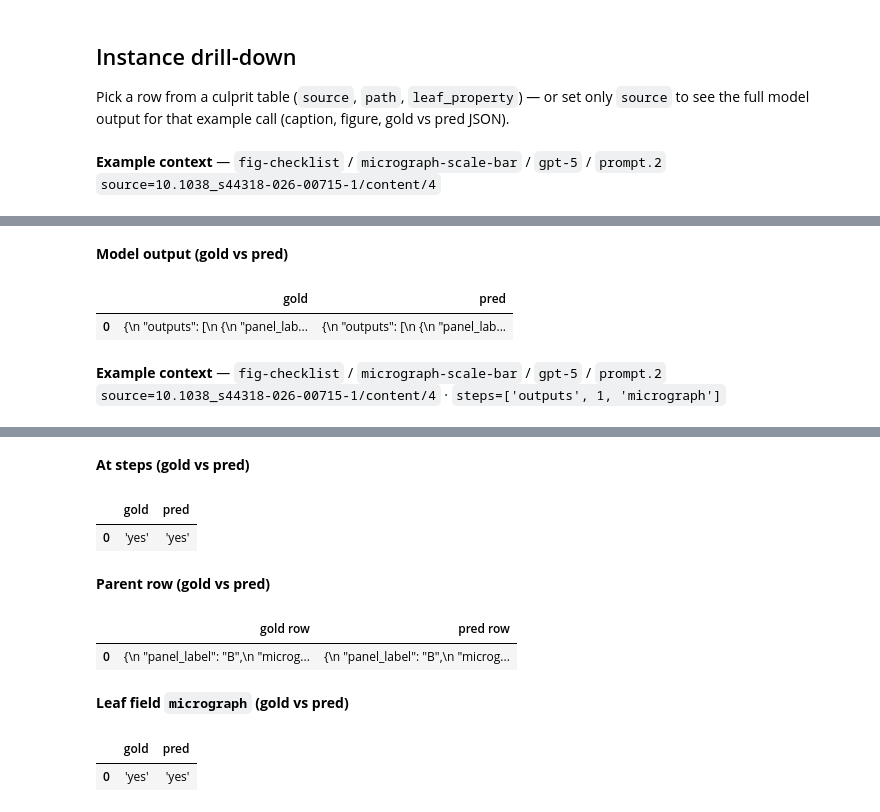
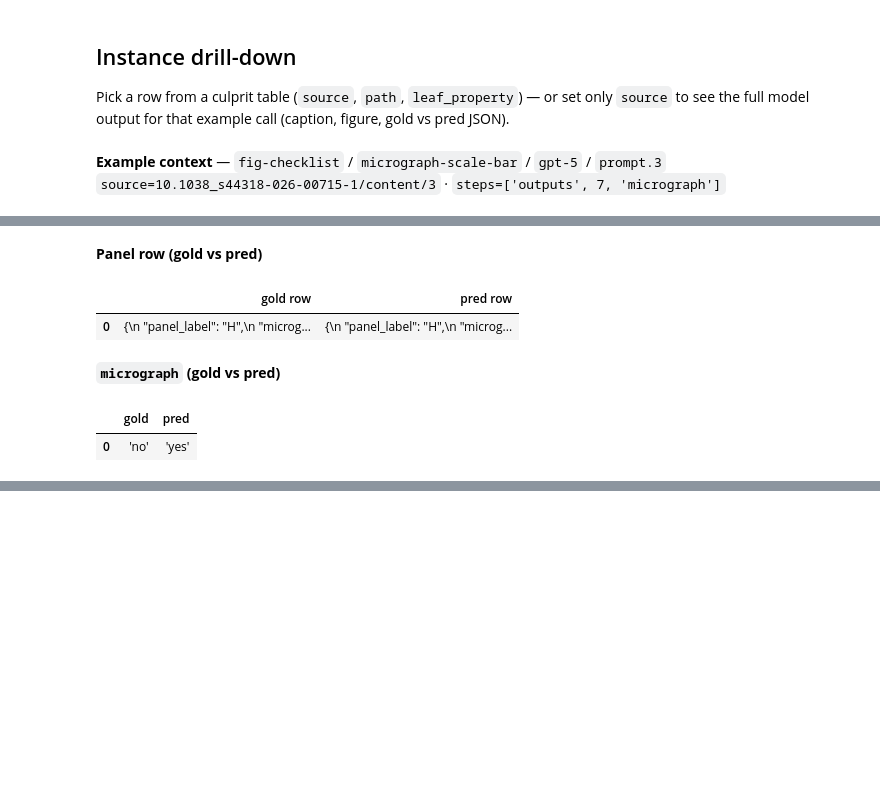
Before and after one commit to source-data/soda-mmQC, a Jupyter notebook: notebooks/comparative-reporting.ipynb, the cells around one changed output, grey strips where cells are left out. Drawn from its saved outputs; the diff is of its cells as text; code cells hidden in the pictures; blank space fills up the shorter version.

```diff
--- a/notebooks/comparative-reporting.ipynb
+++ b/notebooks/comparative-reporting.ipynb
@@ -43,13 +43,10 @@ from soda_mmqc.reporting.styles import (
 
 CHECKLIST = "fig-checklist"
 CHECK = "micrograph-scale-bar"
-MODELS = ["gpt-5-mini-2025-08-07", "gpt-5"]
+GPT_5_MODEL = "gpt-5"
+GPT_5_MINI_MODEL = "gpt-5-mini-2025-08-07"
+MODELS = [GPT_5_MINI_MODEL, GPT_5_MODEL]
 PROMPTS = ["prompt.1", "prompt.2", "prompt.3"]
-
-# Selectors — change these to focus each comparison view
-MODEL = "gpt-5"
-PROMPT = "prompt.2"  # scale-bar applicability outliers on this check
-CULPRIT_LAYER1 = "spurious_applicable"  # initial culprit-table filter
 
 LAYER_S_FIG_HEIGHT = 300
 LAYER_S_FIG_WIDTH = 500
@@ -272,21 +265,17 @@ show_layer2_errors(
 Pick a row from a culprit table (`source`, `path`, `leaf_property`) — or set only `source` to see the full model output for that example call (caption, figure, gold vs pred JSON).
 # %%
 # Selectors — copy from a culprit table row, or set only SOURCE for the full example
-DRILL_SOURCE = "10.1038_s44318-026-00715-1/content/4"
-DRILL_OBJECT_PATH = "outputs[1]"  # panel row within this source's outputs[]
+DRILL_SOURCE = "10.1038_s44318-026-00715-1/content/3"
+DRILL_OBJECT_PATH = "outputs[7]"  # panel row within this source's outputs[]
 DRILL_LEAF = "micrograph"
 
-# Full source: caption, figure image, expected_output vs model_output
-show_instance_context(summaries[MODEL, PROMPT], source=DRILL_SOURCE)
-
-# Optional: one leaf field within a panel row
 show_instance_context(
-    summaries[MODEL, PROMPT],
+    summaries[GPT_5_MODEL, PROMPTS[2]],
     source=DRILL_SOURCE,
     object_path=DRILL_OBJECT_PATH,
     leaf=DRILL_LEAF,
 )
 # %% [output]
-**Example context** — `fig-checklist` / `micrograph-scale-bar` / `gpt-5` / `prompt.2`
-`source=10.1038_s44318-026-00715-1/content/4`
+**Example context** — `fig-checklist` / `micrograph-scale-bar` / `gpt-5` / `prompt.3`
+`source=10.1038_s44318-026-00715-1/content/3` · `steps=['outputs', 7, 'micrograph']`
 **Caption**
@@ -294,6 +283,7 @@ Figure 4: PacL proteins collaborate to assemble multi-metal efflux machineries.(
 [interactive output not drawn]
-**Model output (gold vs pred)**
+**Panel row (gold vs pred)**
-|  | gold | pred |
-| 0 | {\n "outputs": [\n {\n "panel_lab... | {\n "outputs": [\n {\n "panel_lab... |
+|  | gold row | pred row |
+| 0 | {\n "panel_label": "H",\n "microg... | {\n "panel_label": "H",\n "microg... |
-**Example context** — `fig-checklist` / `micrograph-scale-bar` / `gpt-5` / `prompt.2`
-`source=10.1038_s44318-026-00715-1/content/4` · `steps=['outputs', 1, 'micrograph']`
+**`micrograph` (gold vs pred)**
+|  | gold | pred |
+| 0 | 'no' | 'yes' |
@@ -303,9 +349,0 @@ Figure 4: PacL proteins collaborate to assemble multi-metal efflux machineries.(
-**At steps (gold vs pred)**
-|  | gold | pred |
-| 0 | 'yes' | 'yes' |
-**Parent row (gold vs pred)**
-|  | gold row | pred row |
-| 0 | {\n "panel_label": "B",\n "microg... | {\n "panel_label": "B",\n "microg... |
-**Leaf field `micrograph` (gold vs pred)**
-|  | gold | pred |
-| 0 | 'yes' | 'yes' |
```
Also changed, not shown: parts of 13 cells of this notebook, 4 other files.
